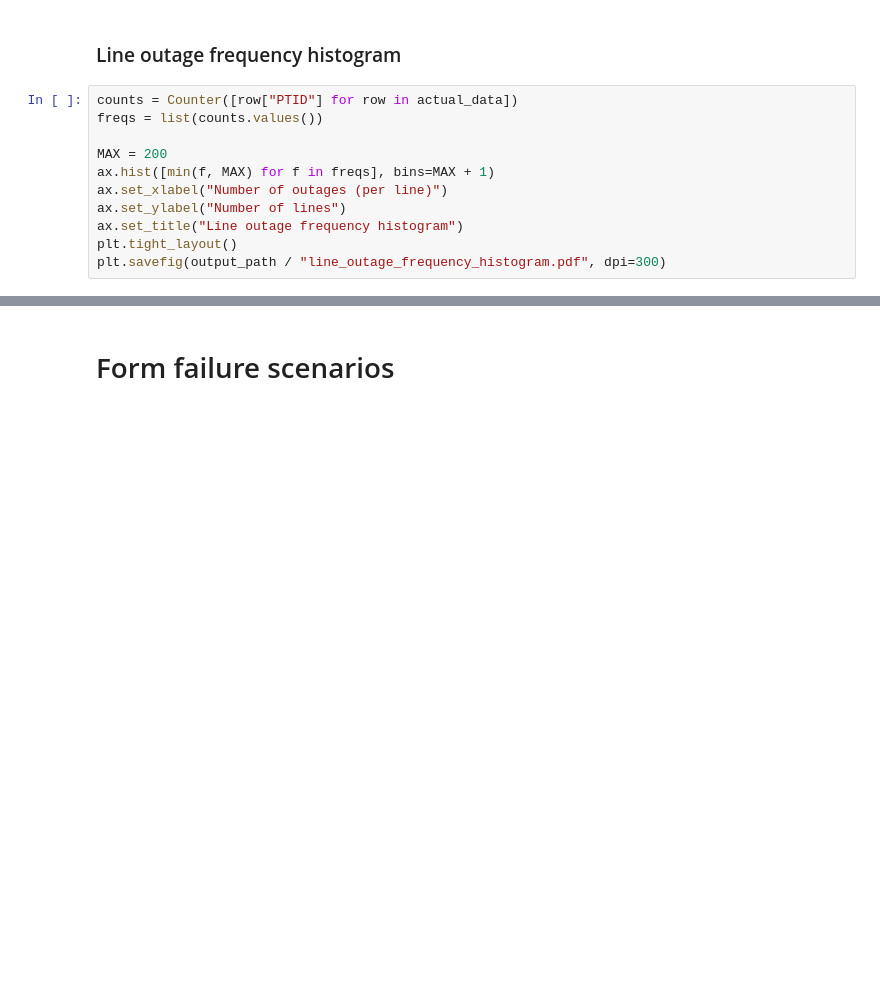
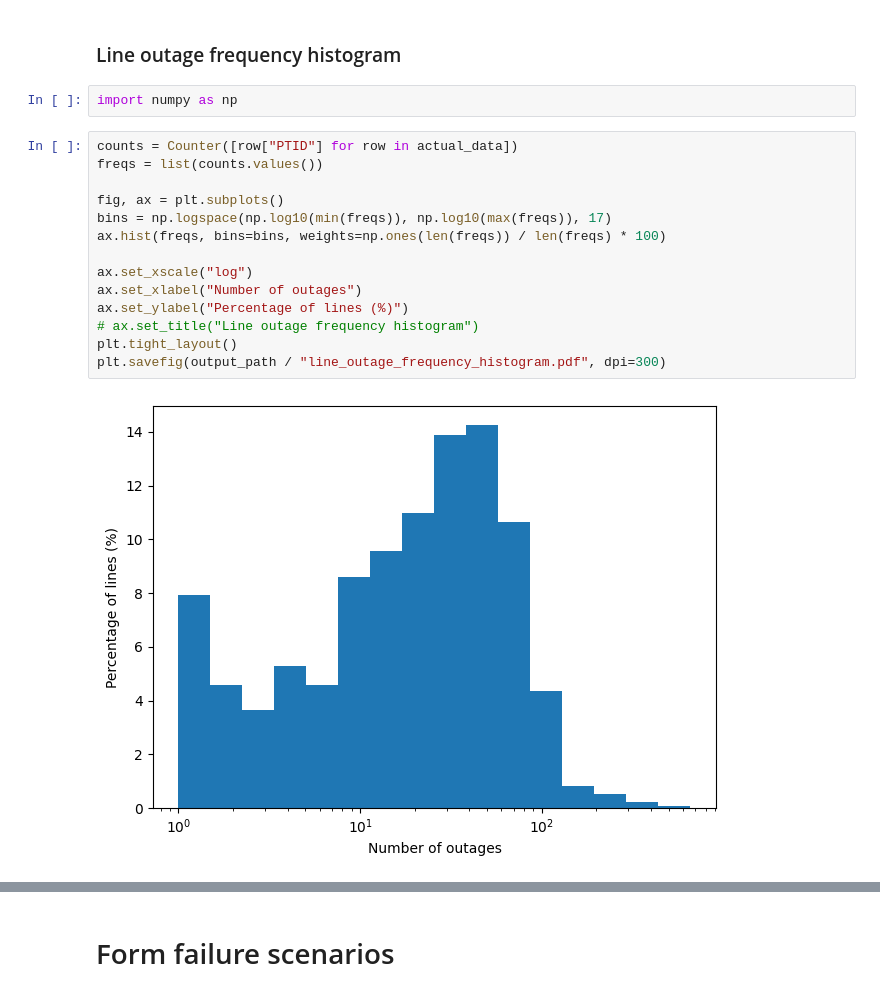
Before and after one commit to mohamad-hasan-sohan-ajini/predictive-maintenance, a Jupyter notebook: src/our_data_eda.ipynb, the cells around one changed output, grey strips where cells are left out. Cells and saved outputs as stored; diff of their text form; blank space fills up the shorter version.

```diff
--- a/src/our_data_eda.ipynb
+++ b/src/our_data_eda.ipynb
@@ -219,14 +219,21 @@ defaultdict(<class 'int'>, {'lower': 37, '69': 3322, '115/138': 50083, '220/230'
 [figure]
 # %% [markdown]
 ### Line outage frequency histogram
+# %%
+import numpy as np
 # %%
 counts = Counter([row["PTID"] for row in actual_data])
 freqs = list(counts.values())
 
-MAX = 200
-ax.hist([min(f, MAX) for f in freqs], bins=MAX + 1)
-ax.set_xlabel("Number of outages (per line)")
-ax.set_ylabel("Number of lines")
-ax.set_title("Line outage frequency histogram")
+fig, ax = plt.subplots()
+bins = np.logspace(np.log10(min(freqs)), np.log10(max(freqs)), 17)
+ax.hist(freqs, bins=bins, weights=np.ones(len(freqs)) / len(freqs) * 100)
+
+ax.set_xscale("log")
+ax.set_xlabel("Number of outages")
+ax.set_ylabel("Percentage of lines (%)")
+# ax.set_title("Line outage frequency histogram")
 plt.tight_layout()
 plt.savefig(output_path / "line_outage_frequency_histogram.pdf", dpi=300)
+# %% [output]
+[figure, added]
```
Also changed, not shown: parts of 16 cells of this notebook.
